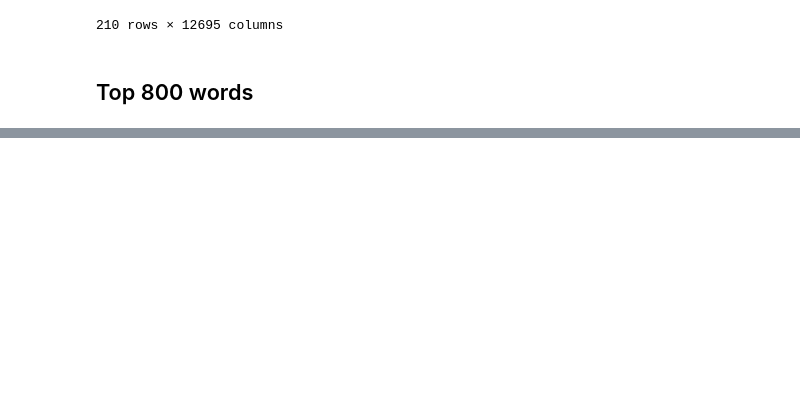
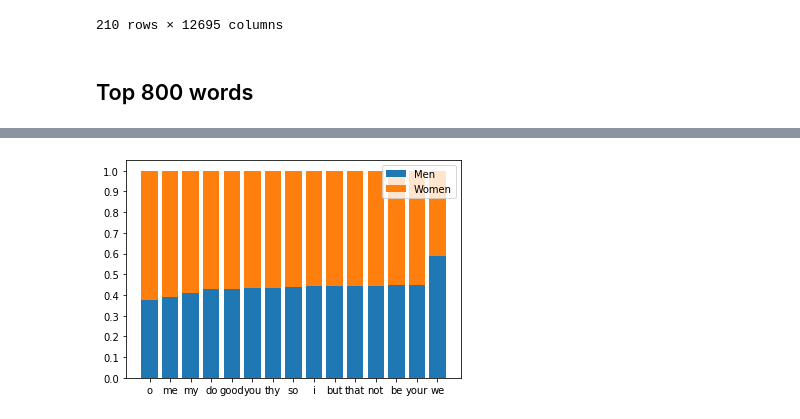
Before and after one commit to johnflanigan/shakespeare-character-genders, a Jupyter notebook: Shakespeare Character Genders.ipynb, the cells around one changed output, grey strips where cells are left out. Cells and saved outputs as stored; diff of their text form; code cells hidden in the pictures; blank space fills up the shorter version.

Commit message:
Compare top 15 words gender usage

```diff
--- a/Shakespeare Character Genders.ipynb
+++ b/Shakespeare Character Genders.ipynb
@@ -210,0 +262,7 @@ top_words
+# %%
+percent_men = {}
+
+for top_word in top_words:
+    percent_men[top_word] = top_word_count_men[top_word] / (top_word_count_men[top_word] + top_word_count_women[top_word])
+
+print('Percent usage by men:', percent_men)
@@ -210,0 +273,4 @@ top_words
+# %%
+top_imbalanced_percent_men = sorted(percent_men.items(), key = lambda kv:(abs(0.5 - kv[1]), kv[0]), reverse = True)[:15]
+top_imbalanced_percent_men = sorted(top_imbalanced, key = lambda kv:(kv[1]))
+top_imbalanced_percent_men
@@ -210,0 +293,21 @@ top_words
+# %%
+words = []
+percent_men_values = []
+percent_women_values = []
+
+for word, percent_men in top_imbalanced_percent_men:
+    words.append(word)
+    percent_men_values.append(percent_men)
+    percent_women_values.append(1 - percent_men)
+
+ind = np.arange(len(words))
+
+p1 = plt.bar(ind, percent_men_values)
+p2 = plt.bar(ind, percent_women_values, bottom=percent_men_values)
+
+plt.xticks(ind, words)
+plt.yticks(np.arange(0, 1.1, 0.1))
+plt.legend((p1[0], p2[0]), ('Men', 'Women'))
+plt.show()
+# %% [output]
+[figure, added]
```
Also changed, not shown: parts of 11 cells of this notebook.
